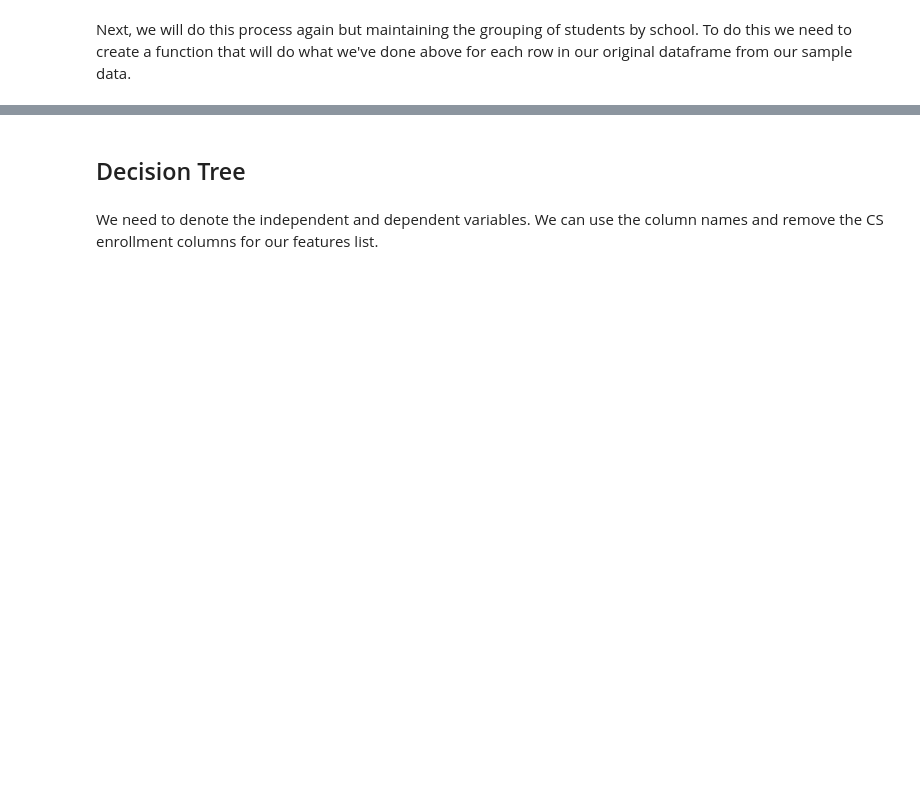
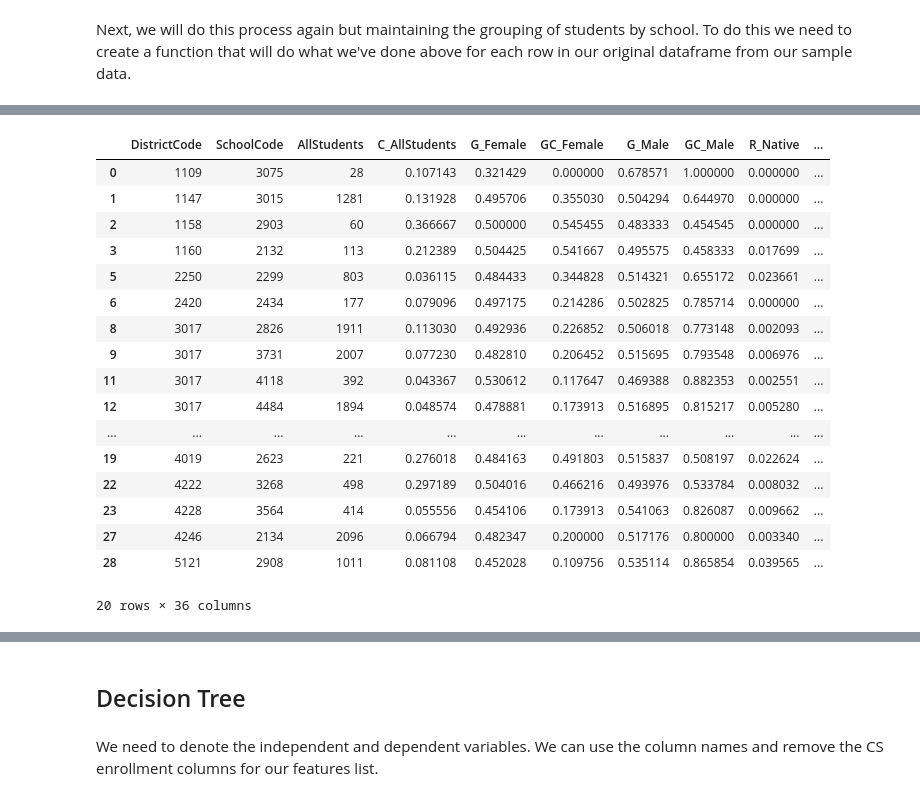
Before and after one commit to brinkbrink/WA_CS, a Jupyter notebook: WACSKeyPredictors.ipynb, the cells around one changed output, grey strips where cells are left out. Cells and saved outputs as stored; diff of their text form; code cells hidden in the pictures; blank space fills up the shorter version.

```diff
--- a/WACSKeyPredictors.ipynb
+++ b/WACSKeyPredictors.ipynb
@@ -884,0 +895,25 @@ synth_probs.head(25)
+# %%
+def calc_all_cs_cs_prob(row):
+    return row['C_AllStudents'] / row['AllStudents']
+
+cs_schools['C_AllStudents'] = cs_schools.apply(calc_all_cs_cs_prob, axis=1)
+cs_schools.head(20)
+# %% [output]
+|  | DistrictCode | SchoolCode | AllStudents | C_AllStudents | G_Female | GC_Female | G_Male | GC_Male | R_Native | ... |
+| 0 | 1109 | 3075 | 28 | 0.107143 | 0.321429 | 0.000000 | 0.678571 | 1.000000 | 0.000000 | ... |
+| 1 | 1147 | 3015 | 1281 | 0.131928 | 0.495706 | 0.355030 | 0.504294 | 0.644970 | 0.000000 | ... |
+| 2 | 1158 | 2903 | 60 | 0.366667 | 0.500000 | 0.545455 | 0.483333 | 0.454545 | 0.000000 | ... |
+| 3 | 1160 | 2132 | 113 | 0.212389 | 0.504425 | 0.541667 | 0.495575 | 0.458333 | 0.017699 | ... |
+| 5 | 2250 | 2299 | 803 | 0.036115 | 0.484433 | 0.344828 | 0.514321 | 0.655172 | 0.023661 | ... |
+| 6 | 2420 | 2434 | 177 | 0.079096 | 0.497175 | 0.214286 | 0.502825 | 0.785714 | 0.000000 | ... |
+| 8 | 3017 | 2826 | 1911 | 0.113030 | 0.492936 | 0.226852 | 0.506018 | 0.773148 | 0.002093 | ... |
+| 9 | 3017 | 3731 | 2007 | 0.077230 | 0.482810 | 0.206452 | 0.515695 | 0.793548 | 0.006976 | ... |
+| 11 | 3017 | 4118 | 392 | 0.043367 | 0.530612 | 0.117647 | 0.469388 | 0.882353 | 0.002551 | ... |
+| 12 | 3017 | 4484 | 1894 | 0.048574 | 0.478881 | 0.173913 | 0.516895 | 0.815217 | 0.005280 | ... |
+| ... | ... | ... | ... | ... | ... | ... | ... | ... | ... | ... |
+| 19 | 4019 | 2623 | 221 | 0.276018 | 0.484163 | 0.491803 | 0.515837 | 0.508197 | 0.022624 | ... |
+| 22 | 4222 | 3268 | 498 | 0.297189 | 0.504016 | 0.466216 | 0.493976 | 0.533784 | 0.008032 | ... |
+| 23 | 4228 | 3564 | 414 | 0.055556 | 0.454106 | 0.173913 | 0.541063 | 0.826087 | 0.009662 | ... |
+| 27 | 4246 | 2134 | 2096 | 0.066794 | 0.482347 | 0.200000 | 0.517176 | 0.800000 | 0.003340 | ... |
+| 28 | 5121 | 2908 | 1011 | 0.081108 | 0.452028 | 0.109756 | 0.535114 | 0.865854 | 0.039565 | ... |
+20 rows × 36 columns
```
Also changed, not shown: parts of 67 cells of this notebook.
